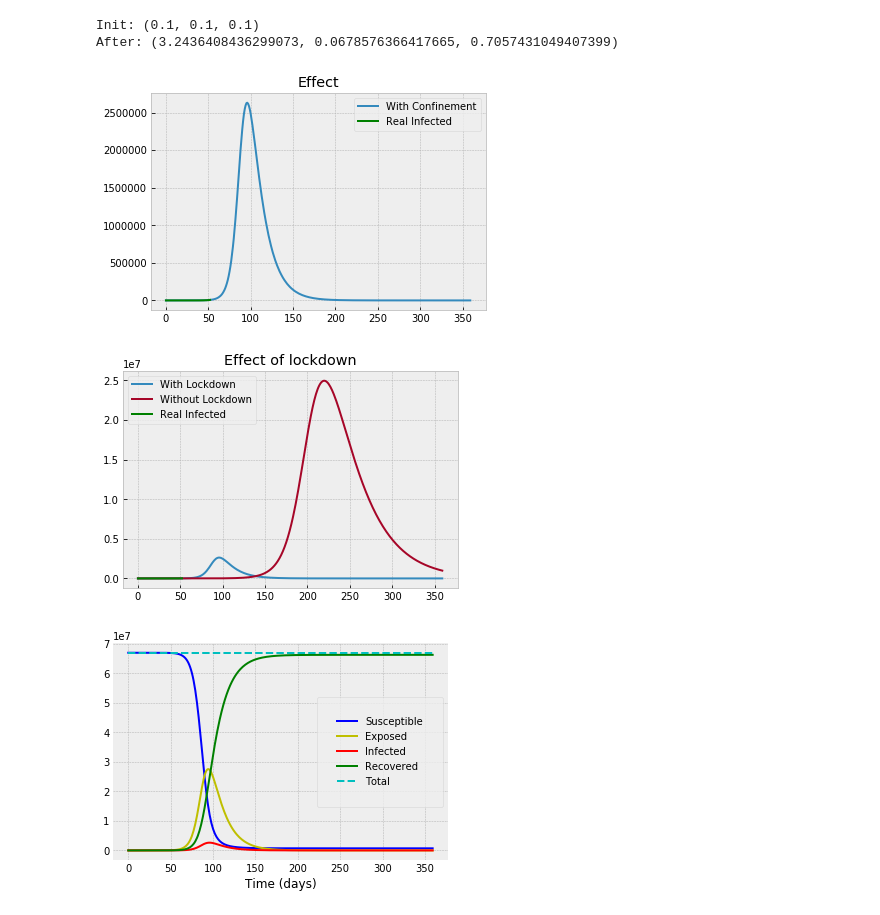
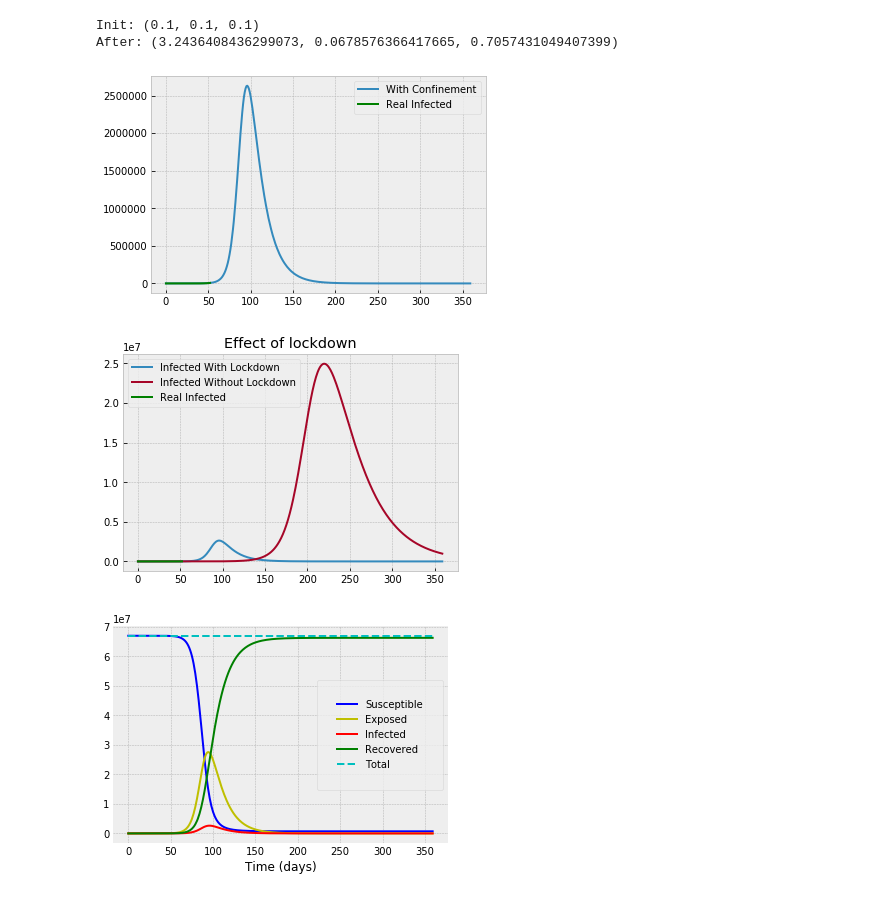
Before and after one commit to klchai/ML_COVID-19, a Jupyter notebook: ML_COVID-19.ipynb, the cells around one changed output. Saved outputs shown, nothing was run; the diff lists cells and outputs as text; code cells hidden in the pictures.

```diff
--- a/ML_COVID-19.ipynb
+++ b/ML_COVID-19.ipynb
@@ -415,22 +417,21 @@ t_pc = range(0,360)
 y0 = N-I[0], 2, I[0], 0
 S_pc,E_pc,I_pc,R_pc = seirp.predict(t_pc,y0)
 # %%
-plt.title("Effect")
 plt.plot(I_pc,label="With Confinement")
 plt.plot(I,'g',label="Real Infected")
 plt.legend()
 plt.show()
 # %% [output]
-[figure, old version]
+[figure, new version]
 # %%
 plt.title("Effect of lockdown")
-plt.plot(I_pc,label="With Lockdown")
-plt.plot(I_p360, label="Without Lockdown")
+plt.plot(I_pc,label="Infected With Lockdown")
+plt.plot(I_p360, label="Infected Without Lockdown")
 plt.plot(I,'g',label="Real Infected")
 plt.legend()
 plt.show()
 # %% [output]
-[figure, old version]
+[figure, new version]
 # %%
 plotseird(t_pc, S_pc, E_pc, I_pc, R_pc)
 # %% [output]
```
Also changed, not shown: parts of 7 cells of this notebook.
